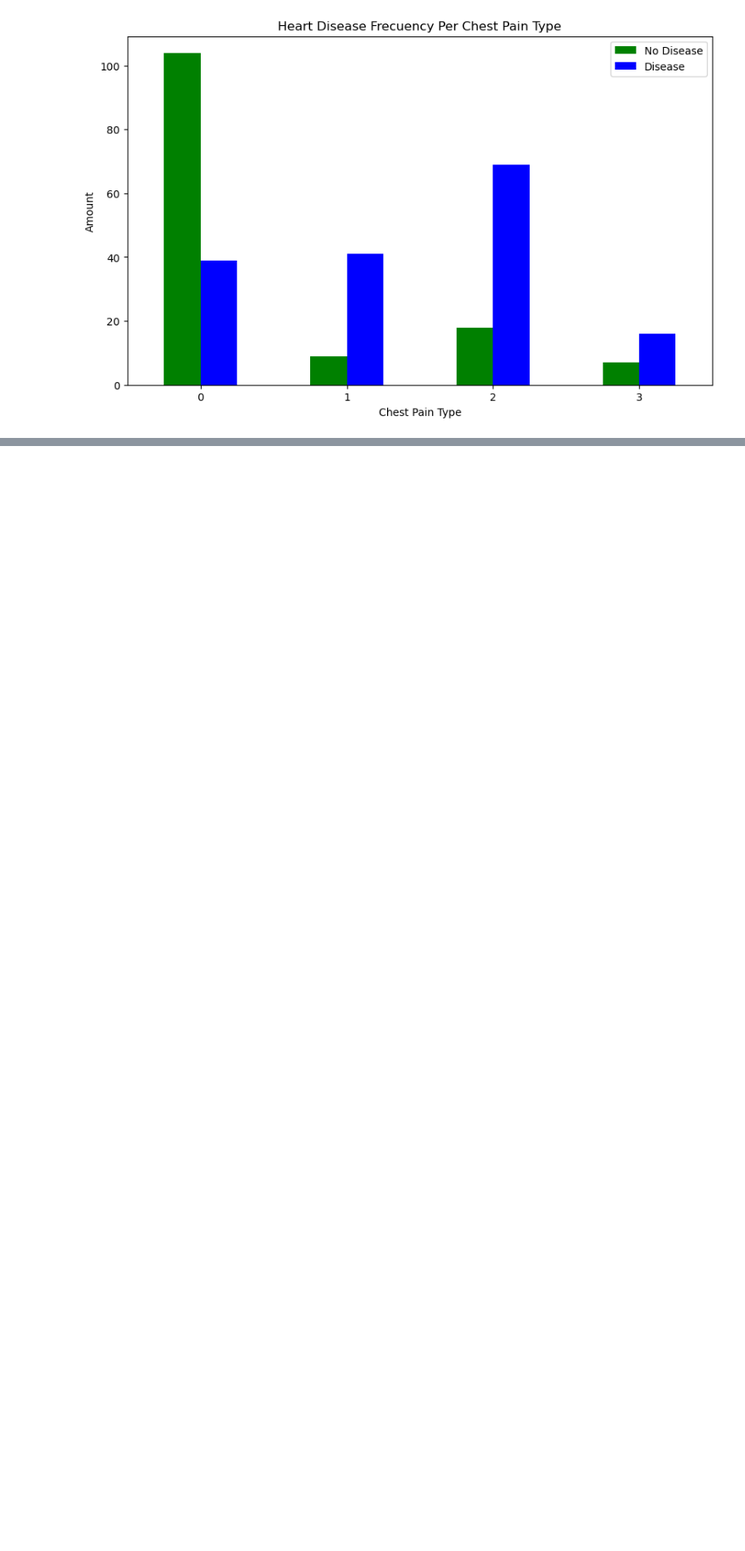
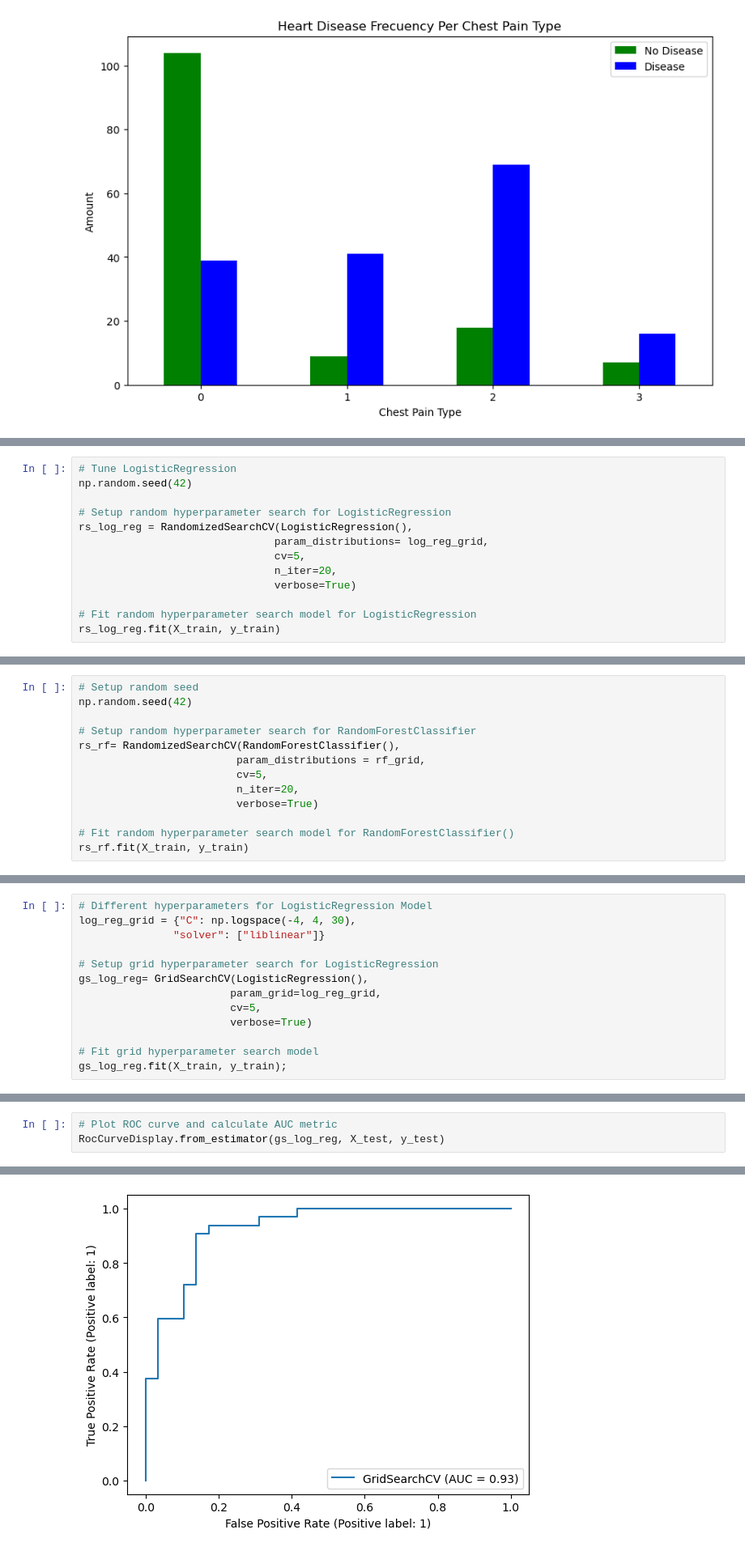
Before and after one commit to ephalt/heart-disease-predictive-classification, a Jupyter notebook: Notebook/end-to-end-heart-disease-classification.ipynb, the cells around one changed output, grey strips where cells are left out. Shown: that part at 81% size. Cells and saved outputs as stored; diff of their text form; blank space fills up the shorter version.

Commit message:
Evaluation model

```diff
--- a/Notebook/end-to-end-heart-disease-classification.ipynb
+++ b/Notebook/end-to-end-heart-disease-classification.ipynb
@@ -446,0 +473,13 @@ Maximum KNN score on the test data: 75.41%
+# %%
+# Tune LogisticRegression
+np.random.seed(42)
+
+# Setup random hyperparameter search for LogisticRegression
+rs_log_reg = RandomizedSearchCV(LogisticRegression(),
+                               param_distributions= log_reg_grid,
+                               cv=5,
+                               n_iter=20,
+                               verbose=True)
+
+# Fit random hyperparameter search model for LogisticRegression
+rs_log_reg.fit(X_train, y_train)
@@ -446,0 +504,13 @@ Maximum KNN score on the test data: 75.41%
+# %%
+# Setup random seed
+np.random.seed(42)
+
+# Setup random hyperparameter search for RandomForestClassifier
+rs_rf= RandomizedSearchCV(RandomForestClassifier(),
+                         param_distributions = rf_grid,
+                         cv=5,
+                         n_iter=20,
+                         verbose=True)
+
+# Fit random hyperparameter search model for RandomForestClassifier()
+rs_rf.fit(X_train, y_train)
@@ -446,0 +547,13 @@ Maximum KNN score on the test data: 75.41%
+# %%
+# Different hyperparameters for LogisticRegression Model
+log_reg_grid = {"C": np.logspace(-4, 4, 30),
+               "solver": ["liblinear"]}
+
+# Setup grid hyperparameter search for LogisticRegression
+gs_log_reg= GridSearchCV(LogisticRegression(),
+                        param_grid=log_reg_grid,
+                        cv=5,
+                        verbose=True)
+
+# Fit grid hyperparameter search model
+gs_log_reg.fit(X_train, y_train);
@@ -446,0 +599,4 @@ Maximum KNN score on the test data: 75.41%
+# %%
+# Plot ROC curve and calculate AUC metric
+RocCurveDisplay.from_estimator(gs_log_reg, X_test, y_test)
+# %% [output]
@@ -446,0 +604 @@ Maximum KNN score on the test data: 75.41%
+[figure, added]
```
Also changed, not shown: parts of 59 cells of this notebook.
